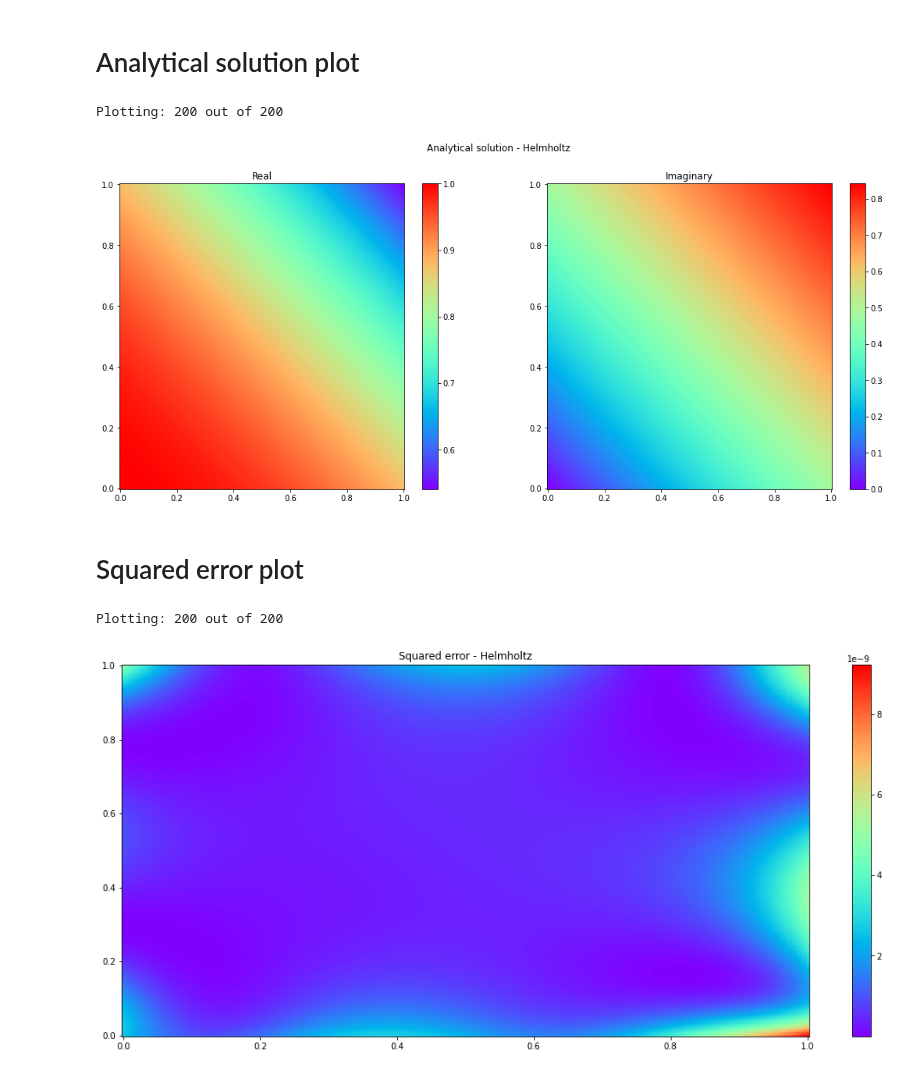
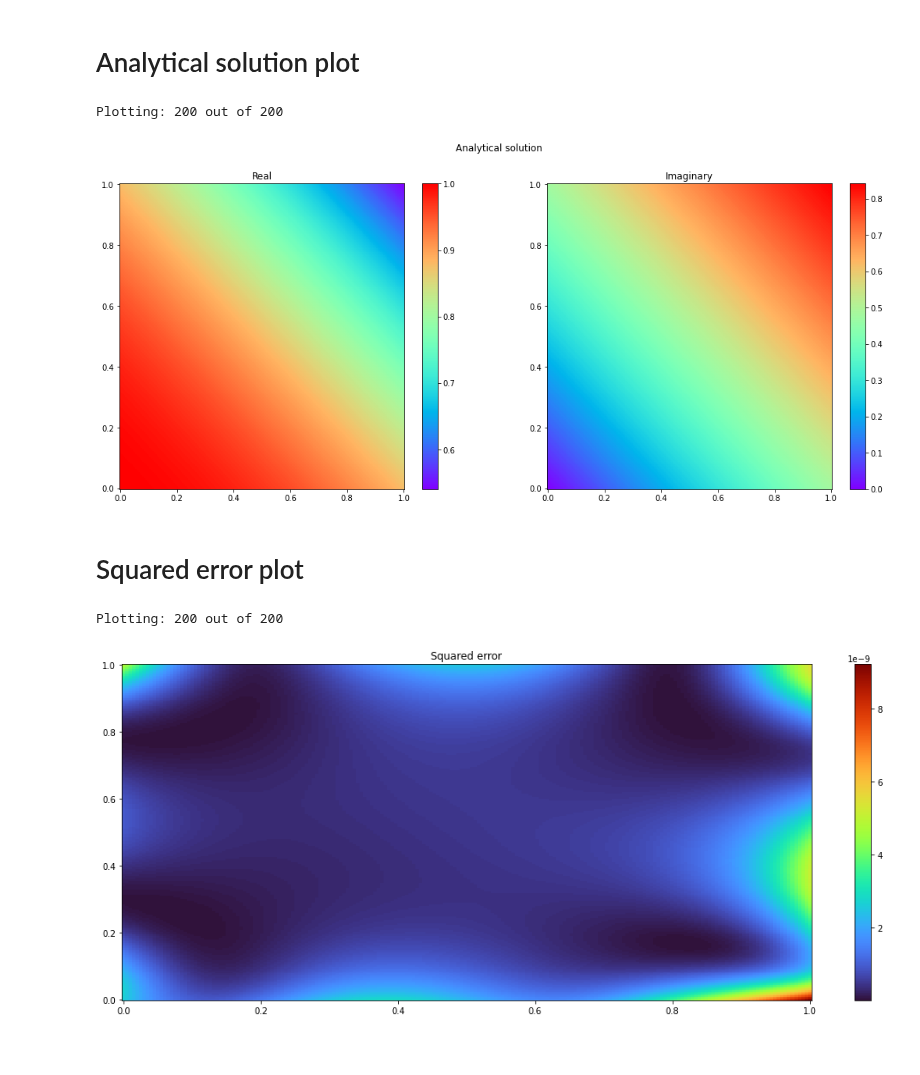
Before and after one commit to LawsonOliveira/Tsunami, a Jupyter notebook: src/Approaches/Lagaris_Paper2/Helmholtz/helmholtz.ipynb, the cells around one changed output. Drawn from its saved outputs; the diff is of its cells as text; code cells hidden in the pictures; blank space fills up the shorter version.

```diff
--- a/src/Approaches/Lagaris_Paper2/Helmholtz/helmholtz.ipynb
+++ b/src/Approaches/Lagaris_Paper2/Helmholtz/helmholtz.ipynb
@@ -56,7 +56,7 @@ parameters['learning_rate'] = optax.linear_schedule(0.005, 0.00001, transition_s
 parameters['optimizer'] = optax.adam(parameters['learning_rate'])
 parameters['maximum_num_epochs'] = 50000
 parameters['report_steps'] = 1000
-parameters['options'] = 1           # 1: we start a new training. 2: We continue the last training.
+parameters['options'] = 2           # 1: we start a new training. 2: We continue the last training.
                                     # Other cases: We just load the last training
 
 # Data parameters
@@ -457,18 +457,18 @@ Plotting: 200 out of 200
 # Analytical solution plot
 # %%
 path = './Images/analytical_helmholtz.png'
-title = 'Analytical solution - Helmholtz'
+title = 'Analytical solution'
 utils.plot_2d_colormesh(params, analytical_solution, parameters['domain_bounds'], path, title)
 # %% [output]
 Plotting: 200 out of 200
-[figure, old version]
+[figure, new version]
 # %% [markdown]
 # Squared error plot
 # %%
 path = './Images/squared_error_helmholtz.png'
-title = 'Squared error - Helmholtz'
-mse = utils.plot_squared_error(params, solver.spatial_solution2d, analytical_solution, parameters['domain_bounds'], path, title)
+title = 'Squared error'
+mse = utils.plot_squared_error(params, solver.spatial_solution2d, analytical_solution, parameters['domain_bounds'], path, title, color='turbo')
 print("MSE: ", mse)
 # %% [output]
 Plotting: 200 out of 200
-[figure, old version]
+[figure, new version]
```
Also changed, not shown: parts of 2 cells of this notebook, 35 other files.
